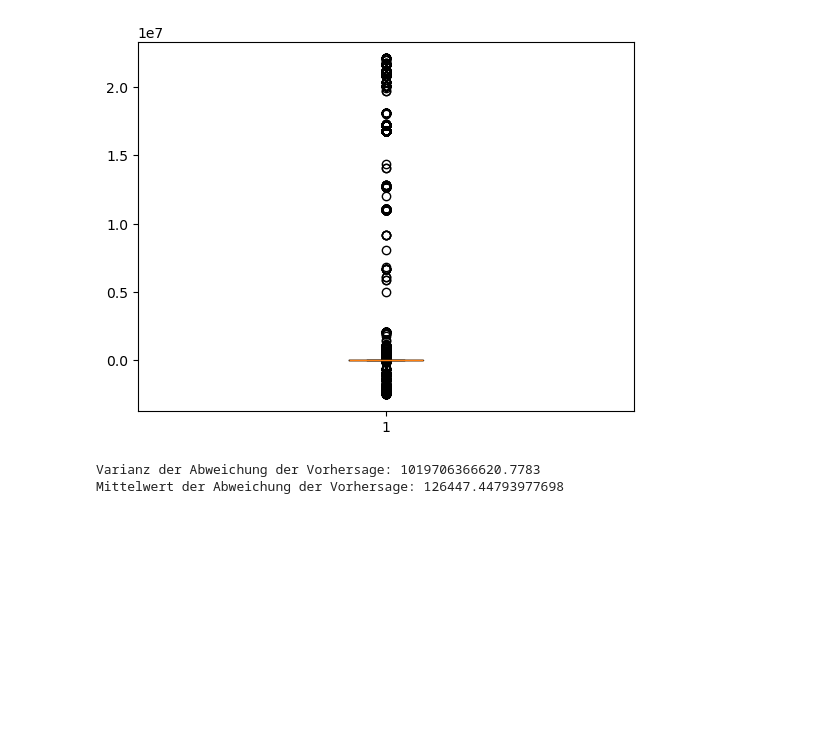
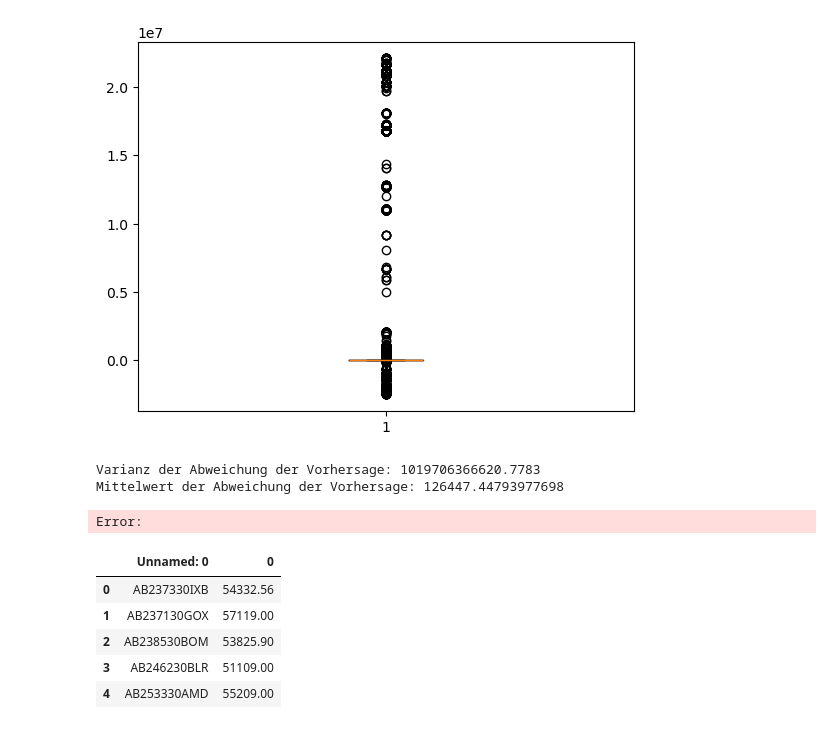
Before and after one commit to henrik-ra/Projektrealisierung, a Jupyter notebook: data_analysis.ipynb, the cells around one changed output. Saved outputs shown, nothing was run; the diff lists cells and outputs as text; code cells hidden in the pictures; blank space fills up the shorter version.

```diff
--- a/data_analysis.ipynb
+++ b/data_analysis.ipynb
@@ -453,3 +490,15 @@ for flightnumber in list_flight_numbers:
+# %%
+data.to_feather("data/full_data.feather")
+# %% [output]
+Error:
 # %%
-df_difference = pd.DataFrame(list_difference, index = list_flight)
-df_difference.to_csv("difference.csv")
+# df_difference = pd.DataFrame(list_difference, index = list_flight)
+df_difference = pd.read_csv("data/difference.csv")
+df_difference.head()
+# %% [output]
+|  | Unnamed: 0 | 0 |
+| 0 | AB237330IXB | 54332.56 |
+| 1 | AB237130GOX | 57119.00 |
+| 2 | AB238530BOM | 53825.90 |
+| 3 | AB246230BLR | 51109.00 |
+| 4 | AB253330AMD | 55209.00 |
```
Also changed, not shown: parts of 26 cells of this notebook.
